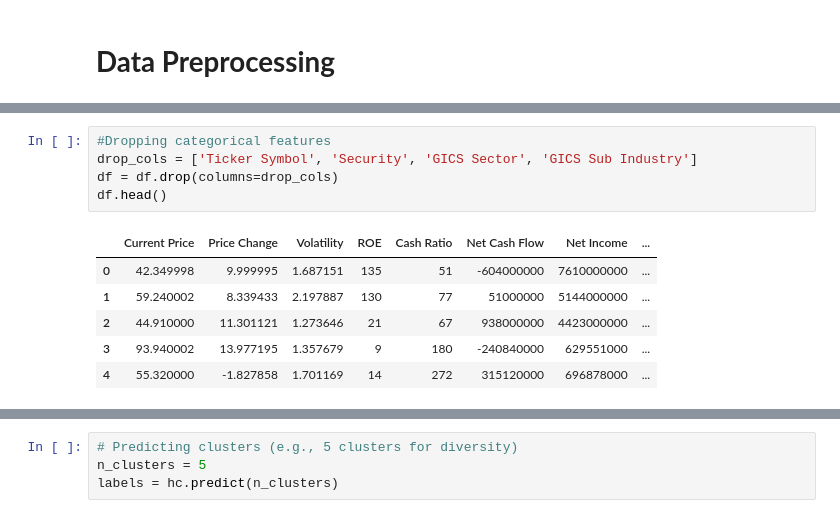
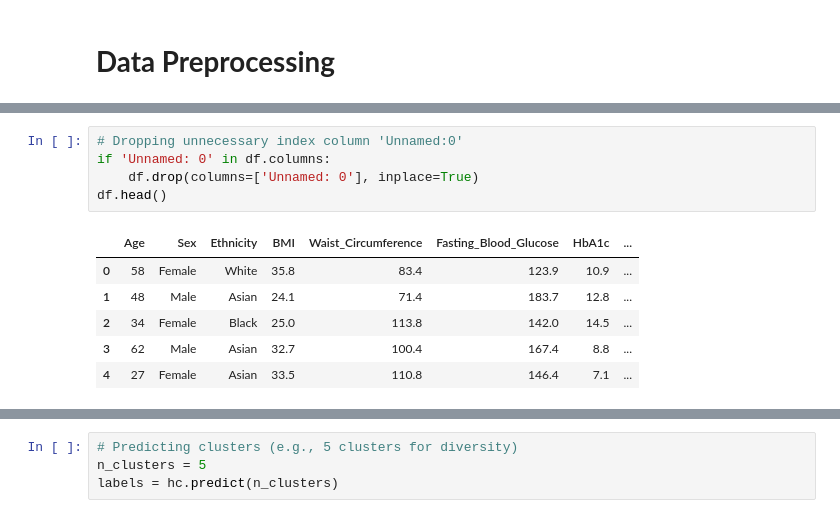
Before and after one commit to kanchan1703/ml-algorithms-implementation, a Jupyter notebook: Hierarchical Clustering/Hierarchical_Clustering.ipynb, the cells around one changed output, grey strips where cells are left out. Saved outputs shown, nothing was run; the diff lists cells and outputs as text.

```diff
--- a/Hierarchical Clustering/Hierarchical_Clustering.ipynb
+++ b/Hierarchical Clustering/Hierarchical_Clustering.ipynb
@@ -48,12 +24,12 @@ dtype: object
-# %%
-#Dropping categorical features
-drop_cols = ['Ticker Symbol', 'Security', 'GICS Sector', 'GICS Sub Industry']
-df = df.drop(columns=drop_cols)
-df.head()
-# %% [output]
-|  | Current Price | Price Change | Volatility | ROE | Cash Ratio | Net Cash Flow | Net Income | ... |
-| 0 | 42.349998 | 9.999995 | 1.687151 | 135 | 51 | -604000000 | 7610000000 | ... |
-| 1 | 59.240002 | 8.339433 | 2.197887 | 130 | 77 | 51000000 | 5144000000 | ... |
-| 2 | 44.910000 | 11.301121 | 1.273646 | 21 | 67 | 938000000 | 4423000000 | ... |
-| 3 | 93.940002 | 13.977195 | 1.357679 | 9 | 180 | -240840000 | 629551000 | ... |
-| 4 | 55.320000 | -1.827858 | 1.701169 | 14 | 272 | 315120000 | 696878000 | ... |
+# %%
+# Dropping unnecessary index column 'Unnamed:0'
+if 'Unnamed: 0' in df.columns:
+    df.drop(columns=['Unnamed: 0'], inplace=True)
+df.head()
+# %% [output]
+|  | Age | Sex | Ethnicity | BMI | Waist_Circumference | Fasting_Blood_Glucose | HbA1c | ... |
+| 0 | 58 | Female | White | 35.8 | 83.4 | 123.9 | 10.9 | ... |
+| 1 | 48 | Male | Asian | 24.1 | 71.4 | 183.7 | 12.8 | ... |
+| 2 | 34 | Female | Black | 25.0 | 113.8 | 142.0 | 14.5 | ... |
+| 3 | 62 | Male | Asian | 32.7 | 100.4 | 167.4 | 8.8 | ... |
+| 4 | 27 | Female | Asian | 33.5 | 110.8 | 146.4 | 7.1 | ... |
```
Also changed, not shown: parts of 19 cells of this notebook.
